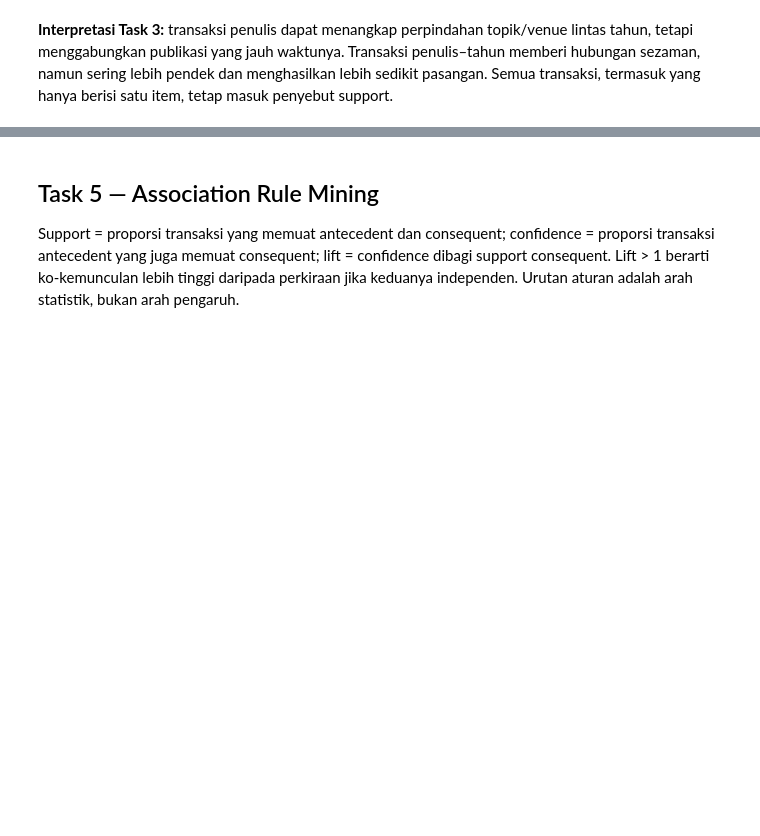
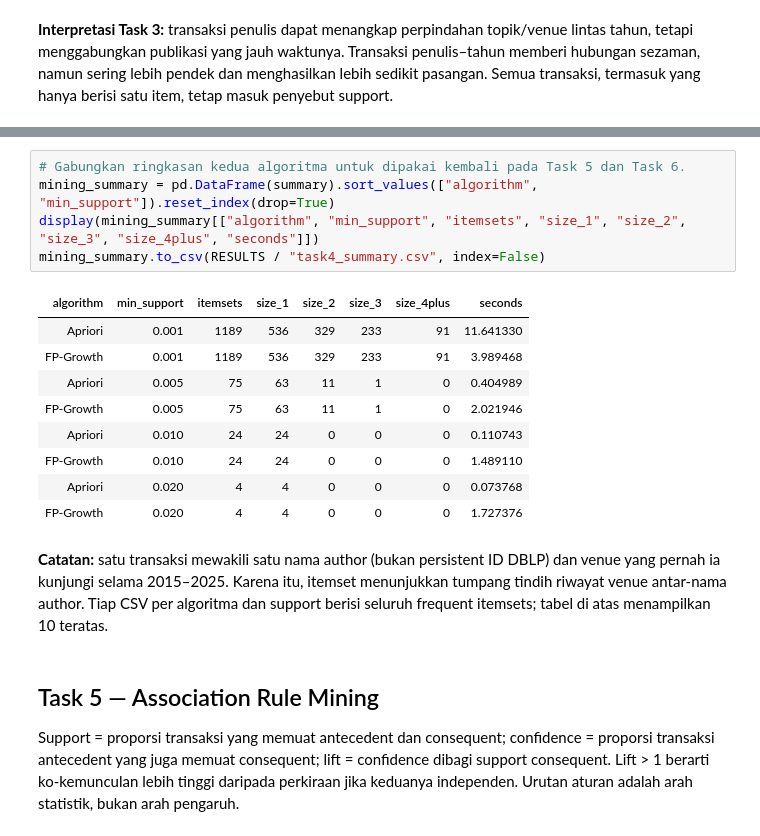
Before and after one commit to suryasuharna23/dblp-conference-mining-team-7, a Jupyter notebook: notebooks/dblp_project_by_task.ipynb, the cells around one changed output, grey strips where cells are left out. Drawn from its saved outputs; the diff is of its cells as text; blank space fills up the shorter version.

```diff
--- a/notebooks/dblp_project_by_task.ipynb
+++ b/notebooks/dblp_project_by_task.ipynb
@@ -487,3 +700,20 @@ Pasangan teratas:
+# %%
+# Gabungkan ringkasan kedua algoritma untuk dipakai kembali pada Task 5 dan Task 6.
+mining_summary = pd.DataFrame(summary).sort_values(["algorithm", "min_support"]).reset_index(drop=True)
+display(mining_summary[["algorithm", "min_support", "itemsets", "size_1", "size_2", "size_3", "size_4plus", "seconds"]])
+mining_summary.to_csv(RESULTS / "task4_summary.csv", index=False)
+# %% [output]
+| algorithm | min_support | itemsets | size_1 | size_2 | size_3 | size_4plus | seconds |
+| Apriori | 0.001 | 1189 | 536 | 329 | 233 | 91 | 11.641330 |
+| FP-Growth | 0.001 | 1189 | 536 | 329 | 233 | 91 | 3.989468 |
+| Apriori | 0.005 | 75 | 63 | 11 | 1 | 0 | 0.404989 |
+| FP-Growth | 0.005 | 75 | 63 | 11 | 1 | 0 | 2.021946 |
+| Apriori | 0.010 | 24 | 24 | 0 | 0 | 0 | 0.110743 |
+| FP-Growth | 0.010 | 24 | 24 | 0 | 0 | 0 | 1.489110 |
+| Apriori | 0.020 | 4 | 4 | 0 | 0 | 0 | 0.073768 |
+| FP-Growth | 0.020 | 4 | 4 | 0 | 0 | 0 | 1.727376 |
+# %% [markdown]
+**Catatan:** satu transaksi mewakili satu nama author (bukan persistent ID DBLP) dan venue yang pernah ia kunjungi selama 2015–2025. Karena itu, itemset menunjukkan tumpang tindih riwayat venue antar-nama author. Tiap CSV per algoritma dan support berisi seluruh frequent itemsets; tabel di atas menampilkan 10 teratas.
 # %% [markdown]
 ## Task 5 — Association Rule Mining
 
```
Also changed, not shown: parts of 13 cells of this notebook, 3 other files.
